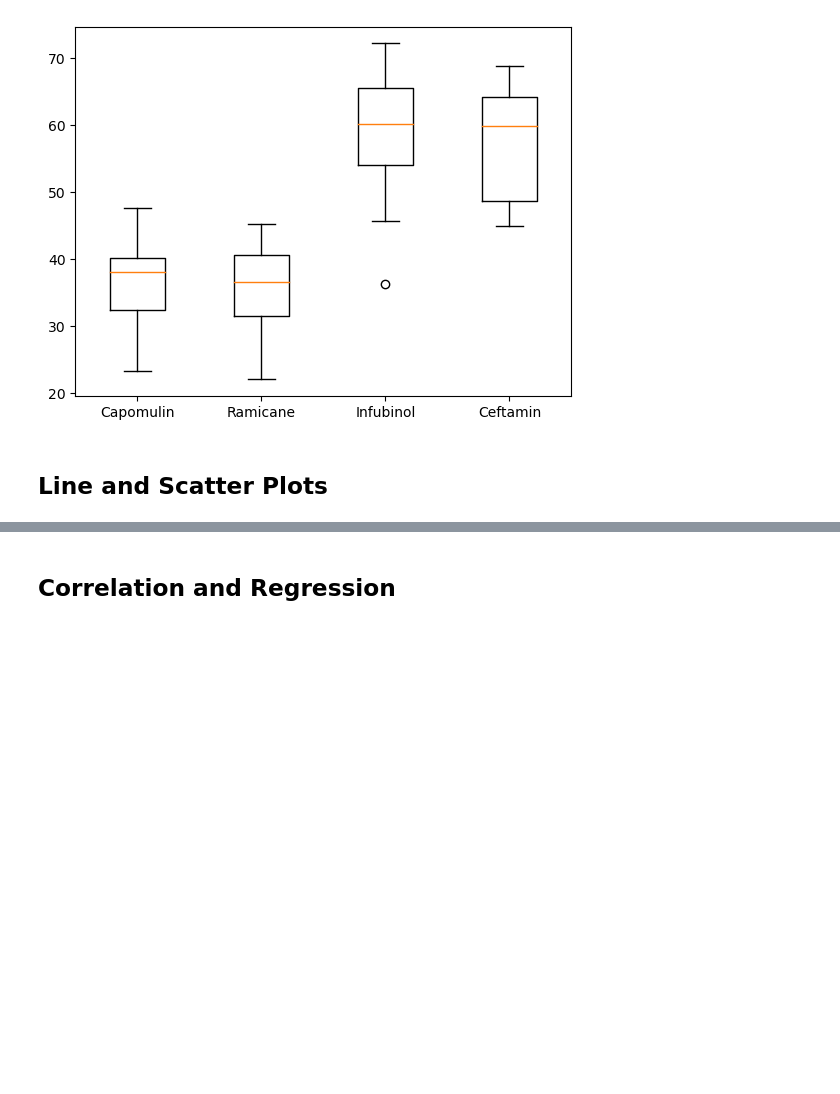
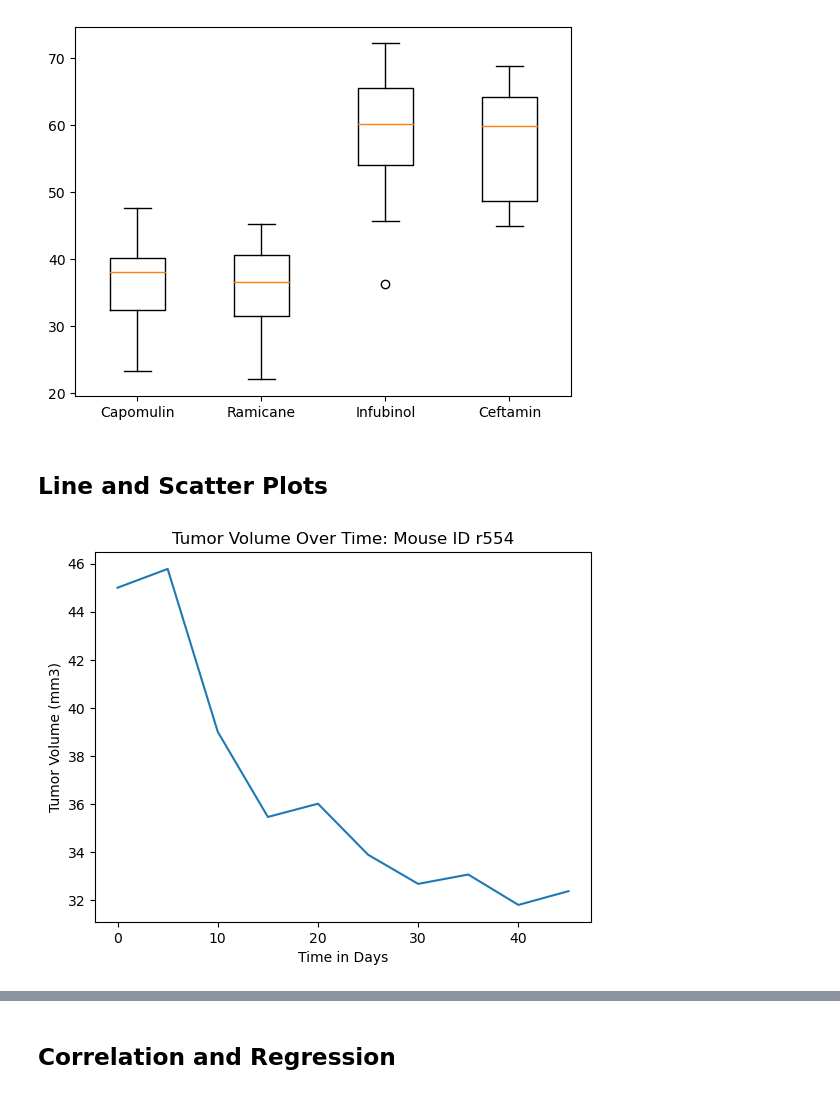
Before and after one commit to kgndirangu/pymaceuticlas, a Jupyter notebook: pymaceuticals_starter_KN.ipynb, the cells around one changed output, grey strips where cells are left out. Saved outputs shown, nothing was run; the diff lists cells and outputs as text; code cells hidden in the pictures; blank space fills up the shorter version.

```diff
--- a/pymaceuticals_starter_KN.ipynb
+++ b/pymaceuticals_starter_KN.ipynb
@@ -247,7 +249,16 @@ plt.show()
 ## Line and Scatter Plots
 # %%
 # Generate a line plot of tumor volume vs. time point for a single mouse treated with Capomulin
-#l509 Mouse ID vol on y axis plt.plot
+
+mouse_df = clean_mouse_results.loc[clean_mouse_results["Mouse ID"]  == "r554"]
+
+plt.plot(mouse_df["Timepoint"], mouse_df["Tumor Volume (mm3)"])
+plt.title("Tumor Volume Over Time: Mouse ID r554")
+plt.xlabel("Time in Days")
+plt.ylabel("Tumor Volume (mm3)")
+plt.show()
+# %% [output]
+[figure, added]
 # %%
 # Generate a scatter plot of mouse weight vs. the average observed tumor volume for the entire Capomulin regimen
 #filter Capo from clean mouse use groupby on Mouse ID take mean weight and tumor volume plt.scatter weight=x, tumor vol=y
```
Also changed, not shown: parts of 9 cells of this notebook.
